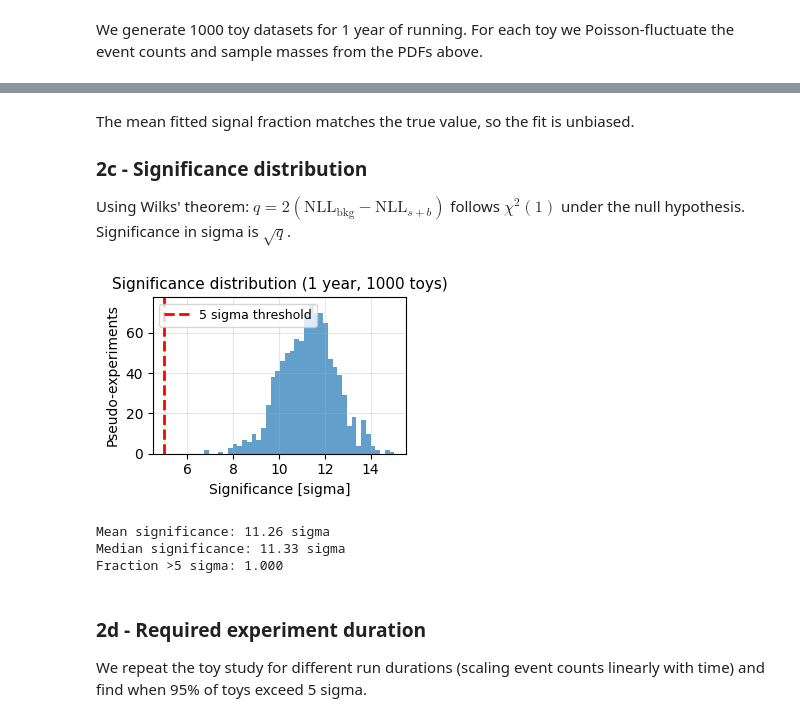
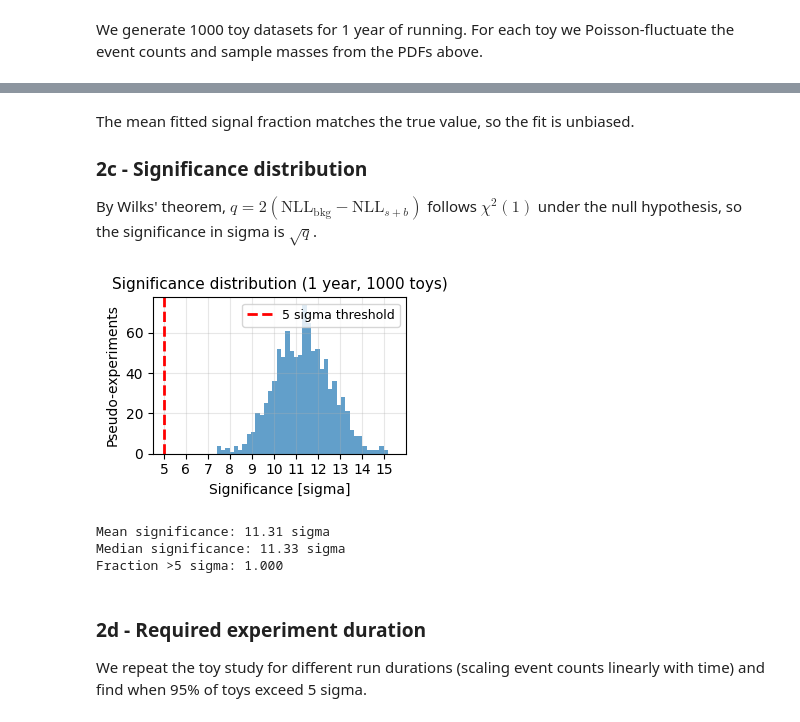
Before and after one commit to liuzzle/particle-discovery, a Jupyter notebook: particle_discovery.ipynb, the cells around one changed output, grey strips where cells are left out. Saved outputs shown, nothing was run; the diff lists cells and outputs as text; code cells hidden in the pictures.

```diff
--- a/particle_discovery.ipynb
+++ b/particle_discovery.ipynb
@@ -34,3 +35,18 @@ plt.rcParams.update({
+# %%
+# experiment-wide constants
+SEED = 42
+
+# signal model
+MU = 5.0
+SIGMA = 0.03
+
+# analysis mass window
+MASS_LO = 4.0
+MASS_HI = 6.0
+
+# yearly event rates before selection
+N_SIG_PER_YEAR = 50
+N_BKG_PER_YEAR = 2000
 # %% [markdown]
 #### Load Data
 # %%
@@ -128,37 +134,27 @@ The Fisher score quantifies how well a single feature separates two classes:
 
 $$F = \frac{(\mu_s - \mu_b)^2}{\sigma_s^2 + \sigma_b^2}$$
 # %%
-# compute Fisher score for each feature
 fisher_scores = {}
-
-# iterate over features and compute Fisher score using mean and variance of signal and background
 for feat in features:
     mu_s, mu_b = sig[feat].mean(), bkg[feat].mean()
     var_s, var_b = sig[feat].var(), bkg[feat].var()
-    # fisher score is (mu_s - mu_b)^2 / (var_s + var_b)
     fisher_scores[feat] = (mu_s - mu_b)**2 / (var_s + var_b)
 
-# create a DataFrame to display the scores in a table
 fisher_df = pd.DataFrame({
     'Feature': list(fisher_scores.keys()),
     'Fisher Score': list(fisher_scores.values())
 })
-# sort by Fisher score in descending order
-fisher_df = fisher_df.sort_values('Fisher Score', ascending=False)
-# reset index for cleaner display
-fisher_df = fisher_df.reset_index(drop=True)
+fisher_df = fisher_df.sort_values('Fisher Score', ascending=False).reset_index(drop=True)
 
-# print the table of Fisher scores
 print(fisher_df.to_string(index=False))
 
-# plot the Fisher scores as a horizontal bar chart
 fig, ax = plt.subplots(figsize=(3.3, 2.5))
 ax.barh(fisher_df['Feature'], fisher_df['Fisher Score'])
 ax.set_xlabel('Fisher Score')
 ax.set_title('Fisher Score Ranking')
 ax.invert_yaxis() # highest score on top
 ax.grid(True, alpha=0.3, axis='x')
-plt.tight_layout() # adjust layout to prevent clipping of labels
+plt.tight_layout()
 plt.savefig('plots/fisher_scores.png', dpi=200, bbox_inches='tight')
 plt.show()
 
@@ -646,30 +561,30 @@ The mean fitted signal fraction matches the true value, so the fit is unbiased.
 
 ### 2c - Significance distribution
 
-Using Wilks' theorem: $q = 2(\text{NLL}_{\text{bkg}} - \text{NLL}_{s+b})$ follows $\chi^2(1)$ under the null hypothesis. Significance in sigma is $\sqrt{q}$.
+By Wilks' theorem, $q = 2(\text{NLL}_{\text{bkg}} - \text{NLL}_{s+b})$ follows $\chi^2(1)$ under the null hypothesis, so the significance in sigma is $\sqrt{q}$.
 # %%
-# fraction of toys that exceed 5 sigma significance (typical threshold)
-fraction_above_five_sigma = np.mean(toy_significances > 5)
+frac_above_5 = np.mean(Z_list > 5)
 
-# plot the distribution of significances and indicate the 5 sigma threshold
 fig, ax = plt.subplots(figsize=(3.3, 2.5))
-histogram_counts, histogram_bin_edges, _ = ax.hist(toy_significances, bins=40, alpha=0.7)
+ax.hist(Z_list, bins=40, alpha=0.7)
 ax.axvline(5.0, color='r', ls='--', lw=2, label='5 sigma threshold')
 ax.set_xlabel('Significance [sigma]')
 ax.set_ylabel('Pseudo-experiments')
+ax.set_xlim(4.5, 16)
+ax.set_xticks(np.arange(5, 16))
 ax.set_title(f'Significance distribution (1 year, {n_toys} toys)')
 ax.legend()
 ax.grid(True, alpha=0.3)
 plt.tight_layout()
 plt.savefig('plots/significance_dist.png', dpi=200, bbox_inches='tight')
 plt.show()
 
-print(f"Mean significance: {np.mean(toy_significances):.2f} sigma")
-print(f"Median significance: {np.median(toy_significances):.2f} sigma")
-print(f"Fraction >5 sigma: {fraction_above_five_sigma:.3f}")
+print(f"Mean significance: {np.mean(Z_list):.2f} sigma")
+print(f"Median significance: {np.median(Z_list):.2f} sigma")
+print(f"Fraction >5 sigma: {frac_above_5:.3f}")
 # %% [output]
-[figure, old version]
+[figure, new version]
-Mean significance: 11.26 sigma
+Mean significance: 11.31 sigma
 Median significance: 11.33 sigma
 Fraction >5 sigma: 1.000
 # %% [markdown]
```
Also changed, not shown: parts of 28 cells of this notebook, 12 other files.
